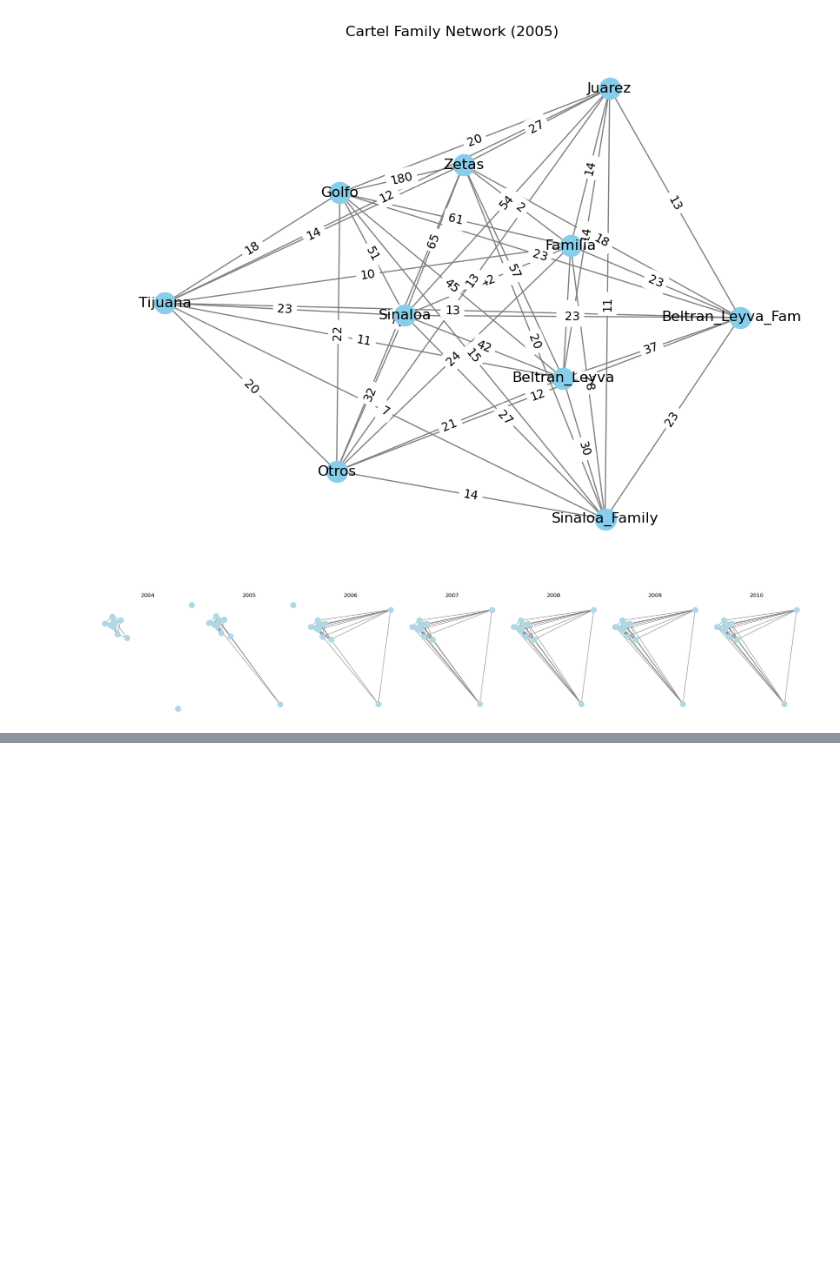
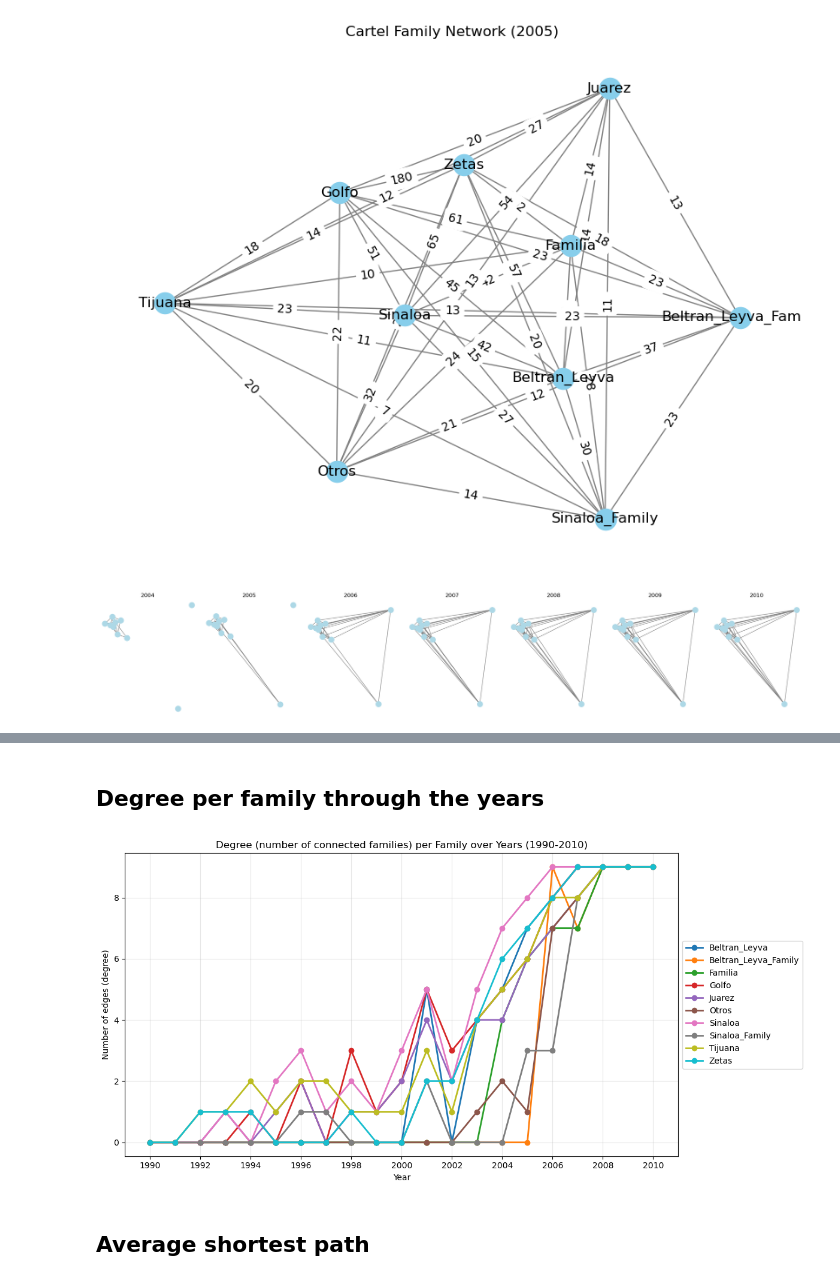
Before and after one commit to jan-cardell/networks_project, a Jupyter notebook: cartel_projection.ipynb, the cells around one changed output, grey strips where cells are left out. Cells and saved outputs as stored; diff of their text form; code cells hidden in the pictures; blank space fills up the shorter version.

```diff
--- a/cartel_projection.ipynb
+++ b/cartel_projection.ipynb
@@ -96,0 +210,38 @@ plt.show()
+# %% [markdown]
+## Degree per family through the years
+# %%
+# Compute and plot degree per family through time
+import pandas as pd
+import matplotlib.pyplot as plt
+
+rows = []
+for year in sorted(graphs_by_year.keys()):
+    G = graphs_by_year[year]
+    deg = dict(G.degree())
+    # family nodes are strings; municipality nodes are numeric codes
+    fam_nodes = sorted([n for n in G.nodes() if isinstance(n, str)])
+    for fam in fam_nodes:
+        rows.append({'Year': year, 'Family': fam, 'Degree': deg.get(fam, 0)})
+df_deg = pd.DataFrame(rows)
+
+pivot_deg = df_deg.pivot(index='Year', columns='Family', values='Degree').fillna(0)
+
+# Plot: one line per family
+plt.figure(figsize=(12, 6))
+for fam in pivot_deg.columns:
+    plt.plot(pivot_deg.index, pivot_deg[fam], marker='o', label=fam, linewidth=2)
+
+plt.xlabel('Year')
+plt.ylabel('Number of edges (degree)')
+plt.title('Degree (number of connected families) per Family over Years (1990-2010)')
+plt.grid(alpha=0.3)
+plt.xticks(range(1990, 2011, 2))
+
+# Place legend outside to avoid overlapping the plot
+plt.legend(loc='center left', bbox_to_anchor=(1.0, 0.5))
+plt.tight_layout()
+plt.show()
+# %% [output]
+[figure, added]
+# %% [markdown]
+## Average shortest path
```
Also changed, not shown: parts of 7 cells of this notebook, 1 other file.
